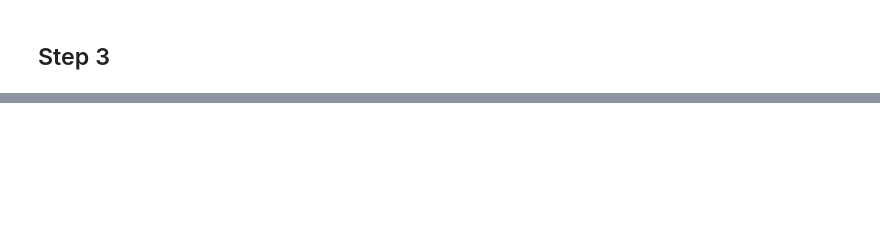
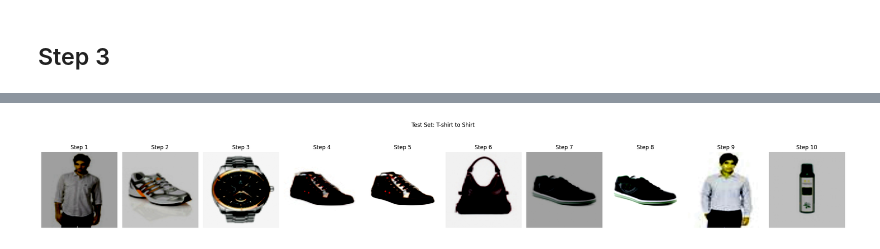
Before and after one commit to gabry1242/Deeplearning_project, a Jupyter notebook: ass1_skeleton.ipynb, the cells around one changed output, grey strips where cells are left out. Drawn from its saved outputs; the diff is of its cells as text; code cells hidden in the pictures; blank space fills up the shorter version.

Commit message:
task4: refining step 3

```diff
--- a/ass1_skeleton.ipynb
+++ b/ass1_skeleton.ipynb
@@ -632,8 +644,8 @@ def average_precision(sorted_class_vals, true_class):
 'lets say we use main classes support as a support dataset'
 support_loader = triplets_main_support_dataset
 test_loader = triplets_merged_test_dataset
-support_embeddings, support_labels = extract_embeddings(model, support_loader)
-test_embeddings, test_labels = extract_embeddings(model, test_loader)
+support_embeddings, support_labels, _ = extract_embeddings(model, support_loader)
+test_embeddings, test_labels, _ = extract_embeddings(model, test_loader)
 
 distances=cdist(support_embeddings, support_embeddings)
 
@@ -1059,0 +1143,78 @@ print(labels1)
+# %%
+
+# compute 10 points between 2 centroids test_centroids["Tshirts"] and test_centroids["Shirts"]
+# Generate 10 points between the two test centroids
+import matplotlib.pyplot as plt
+import numpy as np
+
+def visualize_transition_between_classes(
+    centroid_a,
+    centroid_b,
+    embeddings_a,
+    embeddings_b,
+    image_ids_a,
+    image_ids_b,
+    dataset,
+    num_steps=10,
+    title=""
+):
+
+    # Interpolate points between the centroids
+    interpolated_points = [
+        centroid_a + (i / (num_steps - 1)) * (centroid_b - centroid_a)
+        for i in range(num_steps)
+    ]
+
+    # Combine embeddings and image IDs
+    all_embeddings = np.concatenate((embeddings_a, embeddings_b), axis=0)
+    all_image_ids = image_ids_a + image_ids_b
+
+    # Prepare the figure
+    fig, axes = plt.subplots(1, num_steps, figsize=(2.5 * num_steps, 4))
+
+    for i, point in enumerate(interpolated_points):
+        # Find the closest embedding
+        distances = np.linalg.norm(all_embeddings - point, axis=1)
+        closest_idx = np.argmin(distances)
+        closest_image_id = all_image_ids[closest_idx]
+
+        # Get index in dataset
+        try:
+            image_idx = dataset.df.index[dataset.df["imageId"] == closest_image_id][0]
+        except IndexError:
+            print(f"Image ID {closest_image_id} not found in dataset")
+            continue
+
+        img_tensor, _ = dataset[image_idx]
+        img_np = img_tensor.permute(1, 2, 0).numpy()
+
+        axes[i].imshow(img_np)
+        axes[i].set_title(f"Step {i+1}")
+        axes[i].axis("off")
+
+    plt.suptitle(title or "Feature Space Transition")
+    plt.tight_layout()
+    plt.show()
+
+visualize_transition_between_classes(
+    test_centroids["Tshirts"],
+    test_centroids["Shirts"],
+    test_tshirt_embeddings,
+    test_shirt_embeddings,
+    test_tshirt_images,
+    test_shirt_images,
+    main_test_dataset,
+    title="Test Set: T-shirt to Shirt"
+)
+
+visualize_transition_between_classes(
+    train_centroids["Tshirts"],
+    train_centroids["Shirts"],
+    train_tshirt_embeddings,
+    train_shirt_embeddings,
+    train_tshirt_images,
+    train_shirt_images,
+    train_dataset,
+    title="Train Set: T-shirt to Shirt"
+)
+# %% [output]
@@ -1059,0 +1231 @@ print(labels1)
+[figure, added]
```
Also changed, not shown: parts of 14 cells of this notebook, 1 other file.
